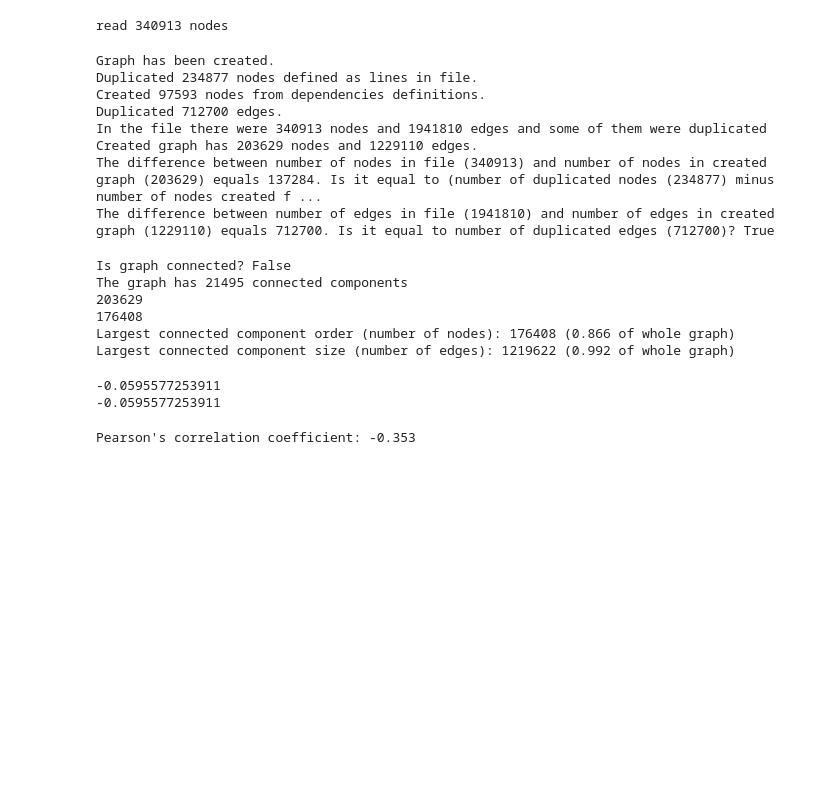
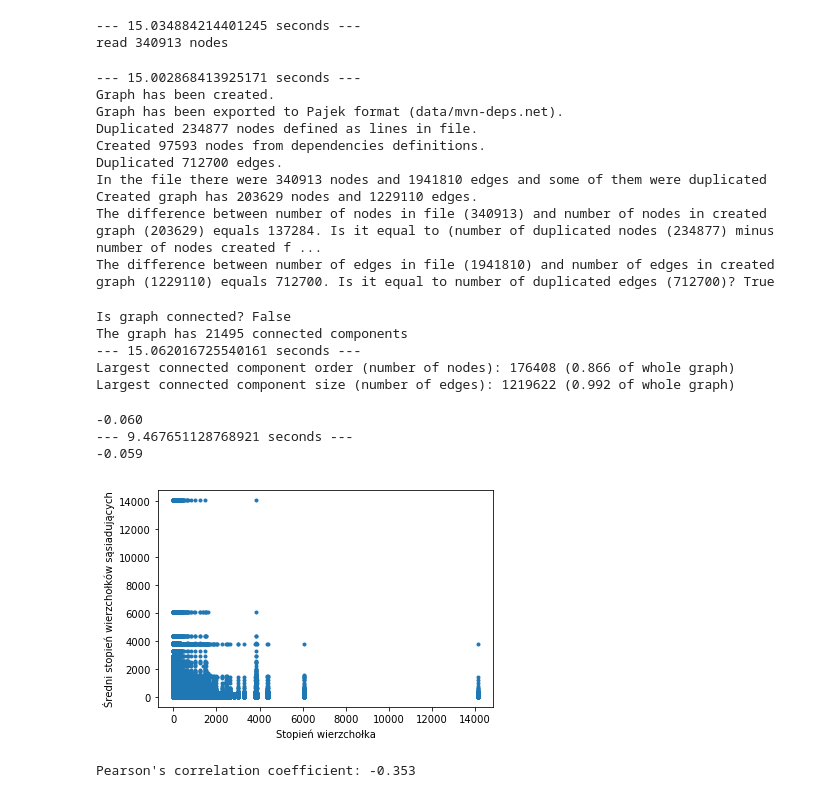
Before and after one commit to michalzurek/maven-artifacts-dependencies, a Jupyter notebook: maven-artifacts-dependencies.ipynb, the cells around one changed output. Saved outputs shown, nothing was run; the diff lists cells and outputs as text; code cells hidden in the pictures; blank space fills up the shorter version.

```diff
--- a/maven-artifacts-dependencies.ipynb
+++ b/maven-artifacts-dependencies.ipynb
@@ -2,7 +2,9 @@
 import networkx as nx
 import json
 from base64 import b64decode
+import time
 
+start_time = time.time()
 data = []
 with open('C:/studia/TASS/maven-artifacts-dependencies-analysis/data/mvn-deps-fixed.csv', 'r') as file:
     i = 0
@@ -11,17 +13,21 @@ with open('C:/studia/TASS/maven-artifacts-dependencies-analysis/data/mvn-deps-fi
         artifactId, groupId, version, deps = line.split('\t')
         deps = json.loads(b64decode(deps))
         data += [(artifactId, groupId, version, deps)]
+print("--- %s seconds ---" % (time.time() - start_time))
 print("read " + str(i) + " nodes")
 # %% [output]
+--- 15.034884214401245 seconds ---
 read 340913 nodes
 # %%
-G = nx.Graph()
+
 i = 0
 j = 0
 m = 0
 n = 0
 o = 0
 
+start_time = time.time()
+G = nx.Graph()
 for d in data:
     i += 1
     artifactId, groupId, version, deps = d
@@ -37,10 +43,15 @@ for d in data:
             n += 1
         G.add_edge("{}_{}_{}".format(artifactId, groupId, version),
                    "{}_{}_{}".format(dep["artifactid"], dep["groupid"], dep["version"]))
+print("--- %s seconds ---" % (time.time() - start_time))
+
+print("Graph has been created.")
+nx.write_pajek(G, 'data/mvn-deps.net')
+print("Graph has been exported to Pajek format (data/mvn-deps.net).")
 
 G_size = G.size()
 G_order = G.order()
-print("Graph has been created.")
+
 print("Duplicated " + str(m) + " nodes defined as lines in file.")
 print("Created " + str(o) + " nodes from dependencies definitions.")
 print("Duplicated " + str(n) + " edges.")
@@ -56,7 +67,9 @@ print("The difference between number of edges in file (" + str(j) +
       ") and number of edges in created graph (" + str(G_size) + ") equals " + str(j - G_size) +
       ". Is it equal to number of duplicated edges (" + str(n) + ")? " + str((j-G_size) == n))
 # %% [output]
+--- 15.002868413925171 seconds ---
 Graph has been created.
+Graph has been exported to Pajek format (data/mvn-deps.net).
 Duplicated 234877 nodes defined as lines in file.
 Created 97593 nodes from dependencies definitions.
 Duplicated 712700 edges.
@@ -66,13 +79,13 @@ The difference between number of nodes in file (340913) and number of nodes in c
 The difference between number of edges in file (1941810) and number of edges in created graph (1229110) equals 712700. Is it equal to number of duplicated edges (712700)? True
 # %%
 print("Is graph connected? " + str(nx.is_connected(G)))
+start_time = time.time()
 n = nx.number_connected_components(G)
 print("The graph has " + str(n) + " connected components")
 largest_cc = max(nx.connected_component_subgraphs(G), key=len)
-print(len(G))
-print(len(largest_cc))
 largest_cc_size = largest_cc.size()
 largest_cc_order = largest_cc.order()
+print("--- %s seconds ---" % (time.time() - start_time))
 print(("Largest connected component order (number of nodes): " + str(largest_cc_order) +
       " ({0:.3f} of whole graph)").format(largest_cc_order / G_order))
 print("Largest connected component size (number of edges): " + str(largest_cc_size) +
@@ -80,15 +93,26 @@ print("Largest connected component size (number of edges): " + str(largest_cc_si
 # %% [output]
 Is graph connected? False
 The graph has 21495 connected components
-203629
-176408
+--- 15.062016725540161 seconds ---
 Largest connected component order (number of nodes): 176408 (0.866 of whole graph)
 Largest connected component size (number of edges): 1219622 (0.992 of whole graph)
-# %%
-print(str(nx.degree_assortativity_coefficient(largest_cc)))
-print(str(nx.degree_pearson_correlation_coefficient(largest_cc)))
-avg_deg_conn = nx.average_degree_connectivity(largest_cc)
-# %% [output]
--0.0595577253911
--0.0595577253911
+# %%
+import scipy as sp
+import matplotlib.pyplot as plt
+start_time = time.time()
+print("{0:.3f}".format(nx.degree_pearson_correlation_coefficient(largest_cc)))
+print("--- %s seconds ---" % (time.time() - start_time))
+xy = nx.node_degree_xy(G)
+x, y = zip(*xy)
+print("{0:.3f}".format(sp.stats.pearsonr(x, y)[0]))
+plt.plot(x, y, '.')
+plt.xlabel('Stopień wierzchołka')
+plt.ylabel('Średni stopień wierzchołków sąsiadujących')
+plt.show()
+avg_deg_conn = nx.average_degree_connectivity(largest_cc)
+# %% [output]
+-0.060
+--- 9.467651128768921 seconds ---
+-0.059
+[figure, added]
 # %%
```
Also changed, not shown: parts of 3 cells of this notebook, 2 other files.
